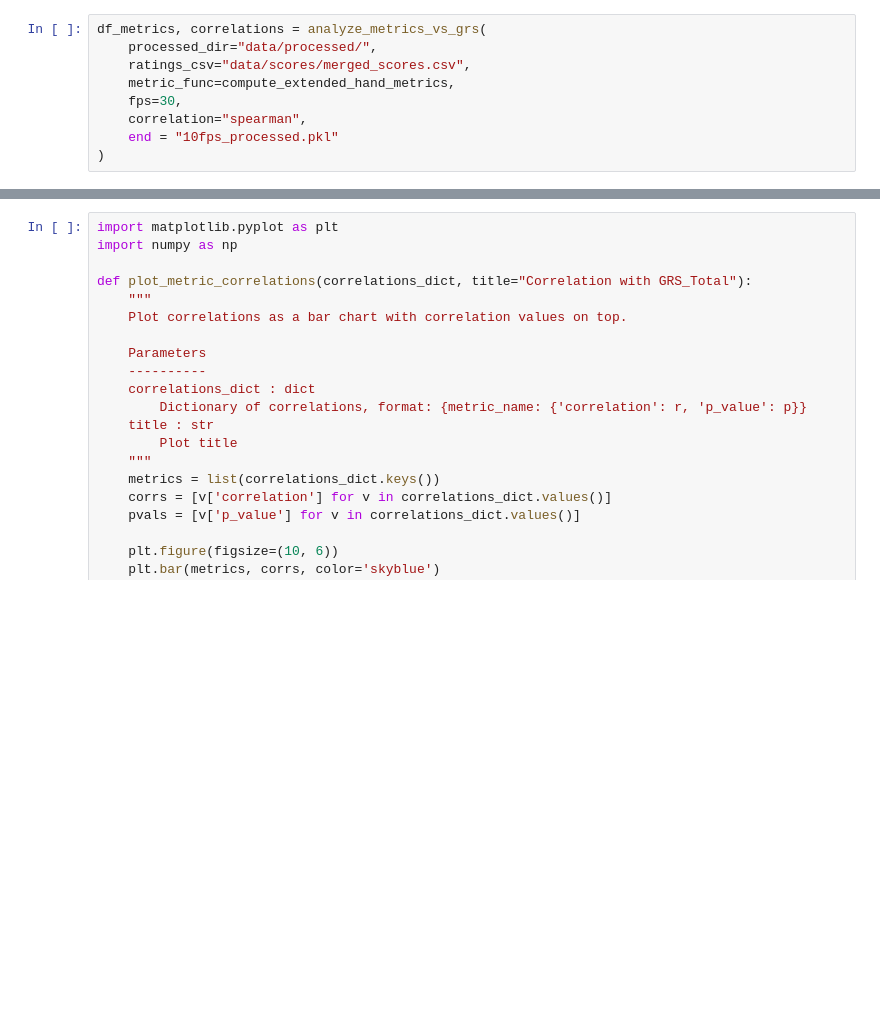
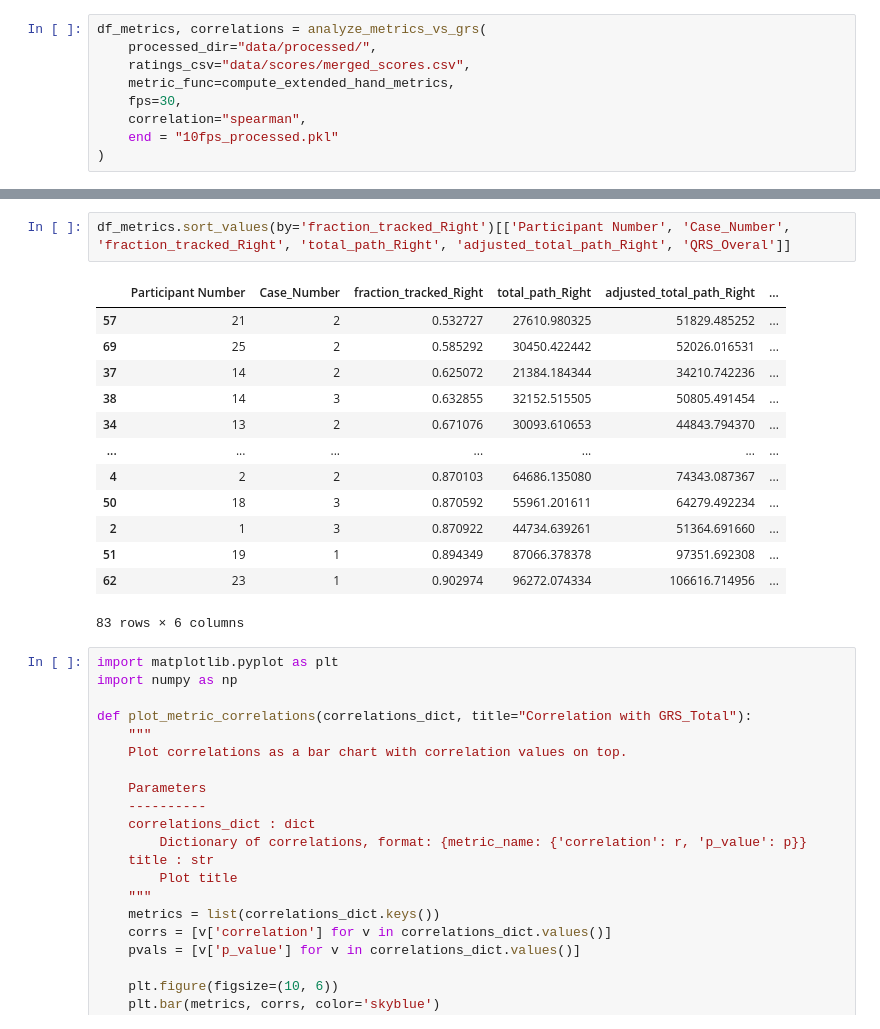
Before and after one commit to FinnWeikert/master-project, a Jupyter notebook: notebooks/handcrafted_baseline.ipynb, the cells around one changed output, grey strips where cells are left out. Saved outputs shown, nothing was run; the diff lists cells and outputs as text; blank space fills up the shorter version.

```diff
--- a/notebooks/handcrafted_baseline.ipynb
+++ b/notebooks/handcrafted_baseline.ipynb
@@ -20,3 +26,19 @@ df_metrics, correlations = analyze_metrics_vs_grs(
+# %%
+df_metrics.sort_values(by='fraction_tracked_Right')[['Participant Number', 'Case_Number', 'fraction_tracked_Right', 'total_path_Right', 'adjusted_total_path_Right', 'QRS_Overal']]
+# %% [output]
+|  | Participant Number | Case_Number | fraction_tracked_Right | total_path_Right | adjusted_total_path_Right | ... |
+| 57 | 21 | 2 | 0.532727 | 27610.980325 | 51829.485252 | ... |
+| 69 | 25 | 2 | 0.585292 | 30450.422442 | 52026.016531 | ... |
+| 37 | 14 | 2 | 0.625072 | 21384.184344 | 34210.742236 | ... |
+| 38 | 14 | 3 | 0.632855 | 32152.515505 | 50805.491454 | ... |
+| 34 | 13 | 2 | 0.671076 | 30093.610653 | 44843.794370 | ... |
+| ... | ... | ... | ... | ... | ... | ... |
+| 4 | 2 | 2 | 0.870103 | 64686.135080 | 74343.087367 | ... |
+| 50 | 18 | 3 | 0.870592 | 55961.201611 | 64279.492234 | ... |
+| 2 | 1 | 3 | 0.870922 | 44734.639261 | 51364.691660 | ... |
+| 51 | 19 | 1 | 0.894349 | 87066.378378 | 97351.692308 | ... |
+| 62 | 23 | 1 | 0.902974 | 96272.074334 | 106616.714956 | ... |
+83 rows × 6 columns
 # %%
 import matplotlib.pyplot as plt
 import numpy as np
```
Also changed, not shown: parts of 9 cells of this notebook, 23 other files.
